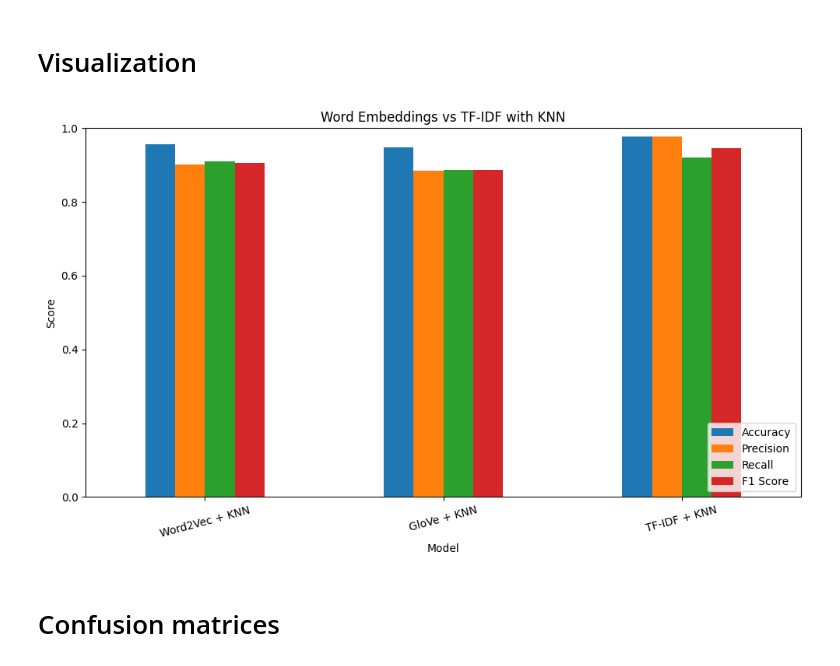
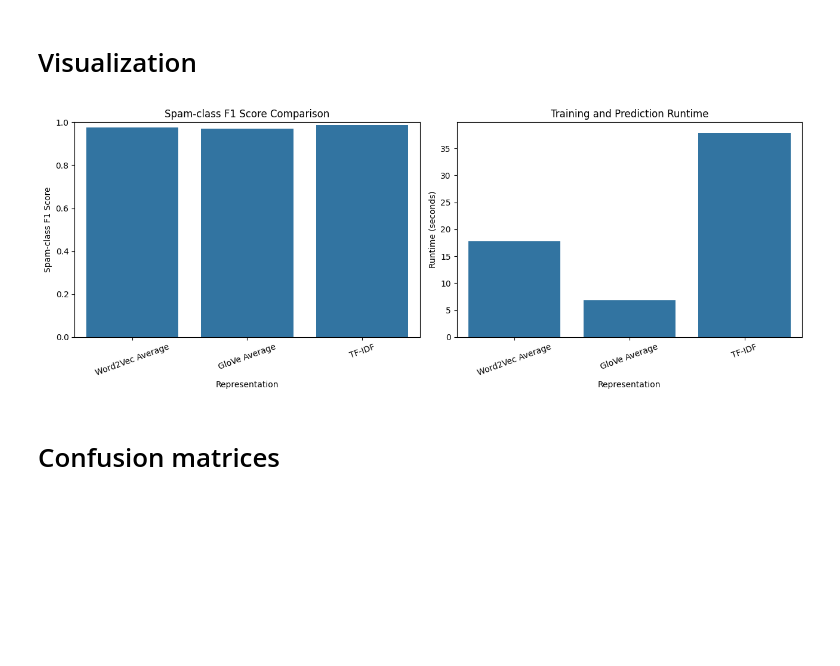
Before and after one commit to xiaogouyy/insy669_group_assignments, a Jupyter notebook: case5/part_b.ipynb, the cells around one changed output. Cells and saved outputs as stored; diff of their text form; code cells hidden in the pictures; blank space fills up the shorter version.

```diff
--- a/case5/part_b.ipynb
+++ b/case5/part_b.ipynb
@@ -169,10 +159,18 @@ grid_glove = GridSearchCV(
     n_jobs=-1
 )
 
+start_time = time.perf_counter()
+
 grid_glove.fit(X_train_glove, y_train)
+y_pred_glove = grid_glove.predict(X_test_glove)
+
+glove_runtime = time.perf_counter() - start_time
 
 print("Best GloVe parameters:")
 print(grid_glove.best_params_)
+
+print("GloVe + KNN Results")
+print(classification_report(y_test, y_pred_glove))
 # %% [output]
 Best GloVe parameters:
 {'metric': 'cosine', 'n_neighbors': 11, 'weights': 'distance'}
@@ -230,10 +207,18 @@ grid_tfidf = GridSearchCV(
     n_jobs=-1
 )
 
+start_time = time.perf_counter()
+
 grid_tfidf.fit(X_train, y_train)
+y_pred_tfidf = grid_tfidf.predict(X_test)
+
+tfidf_runtime = time.perf_counter() - start_time
 
 print("Best TF-IDF parameters:")
 print(grid_tfidf.best_params_)
+
+print("TF-IDF + KNN Results")
+print(classification_report(y_test, y_pred_tfidf))
 # %% [output]
 Best TF-IDF parameters:
 {'knn__metric': 'cosine', 'knn__n_neighbors': 5, 'knn__weights': 'distance'}
@@ -308,20 +301,33 @@ print(results)
 # %% [markdown]
 # Visualization
 # %%
-results.set_index('Model').plot(
-    kind='bar',
-    figsize=(10, 6)
+fig, axes = plt.subplots(1, 2, figsize=(13, 5))
+
+# Spam-class F1 comparison
+sns.barplot(
+    data=comparison, x='Representation',
+    y='Spam-class F1 Score', ax=axes[0]
 )
 
-plt.title('Word Embeddings vs TF-IDF with KNN')
-plt.ylabel('Score')
-plt.ylim(0, 1)
-plt.xticks(rotation=15)
-plt.legend(loc='lower right')
+axes[0].set_title('Spam-class F1 Score Comparison')
+axes[0].set_ylim(0, 1)
+axes[0].tick_params(axis='x', rotation=20)
+
+
+# Runtime comparison
+sns.barplot(
+    data=comparison, x='Representation',
+    y='Runtime (seconds)', ax=axes[1]
+)
+
+axes[1].set_title('Training and Prediction Runtime')
+axes[1].set_ylabel('Runtime (seconds)')
+axes[1].tick_params(axis='x', rotation=20)
+
 plt.tight_layout()
 plt.show()
 # %% [output]
-[figure, old version]
+[figure, new version]
 # %% [markdown]
 # Confusion matrices
 # %%
```
Also changed, not shown: parts of 14 cells of this notebook.
